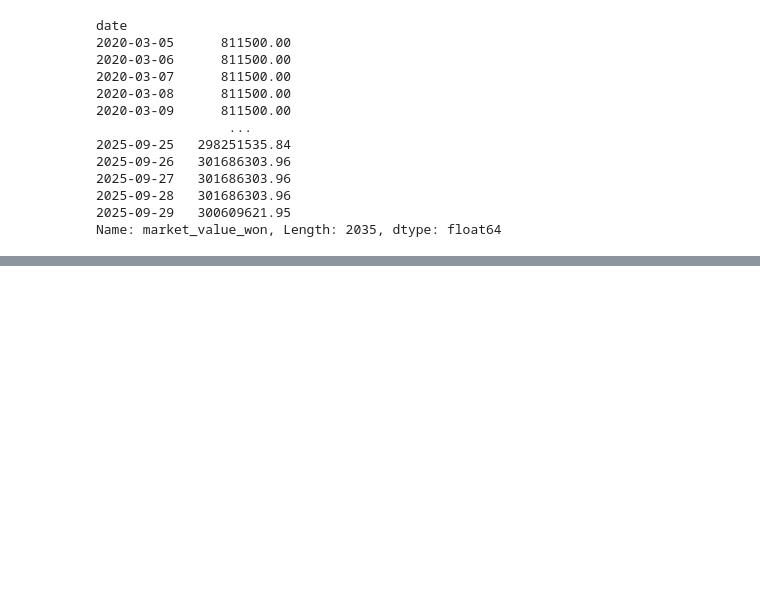
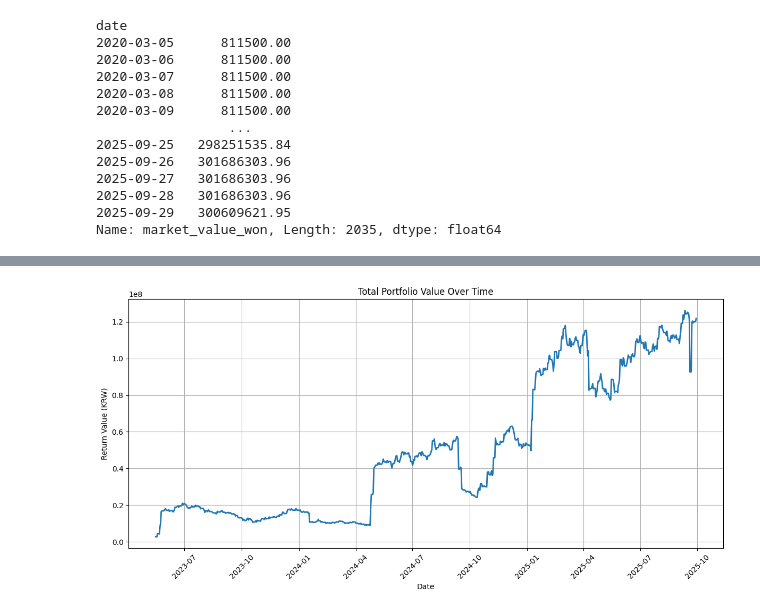
Before and after one commit to hellojun12/Investing-Tracker, a Jupyter notebook: test.ipynb, the cells around one changed output, grey strips where cells are left out. Saved outputs shown, nothing was run; the diff lists cells and outputs as text; code cells hidden in the pictures; blank space fills up the shorter version.

```diff
--- a/test.ipynb
+++ b/test.ipynb
@@ -251,0 +260,14 @@ tdf.loc[tdf['ticker'] == 'T 1.625 11/15/50']
+# %%
+plt.figure(figsize=(12, 6))
+plt.plot(tmf_df['date'], tmf_df['market_value_won'], linewidth=2)
+plt.title('Total Portfolio Value Over Time')
+plt.xlabel('Date')
+plt.ylabel('Return Value (KRW)')
+plt.grid(True)
+plt.xticks(rotation=45)
+plt.tight_layout()
+plt.savefig('portfolio_.png')
+plt.show()
+plt.close()
+# %% [output]
+[figure, added]
```
Also changed, not shown: parts of 9 cells of this notebook, 2 other files.
